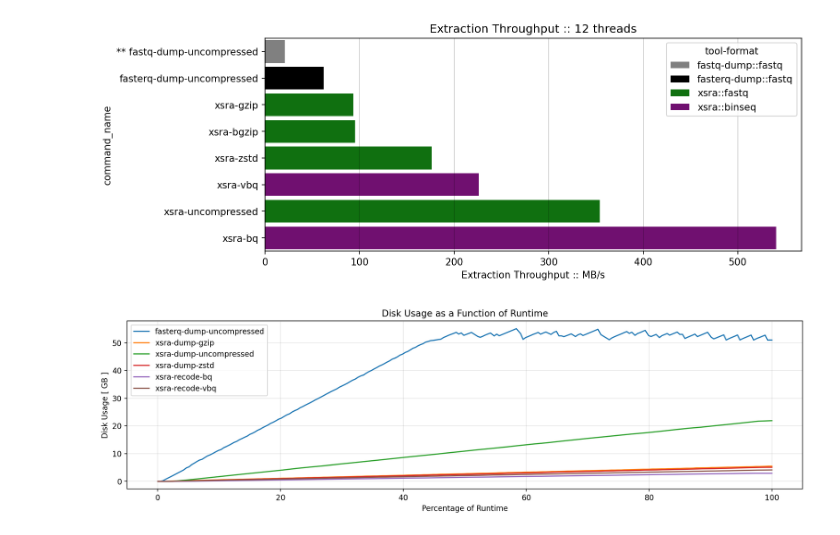
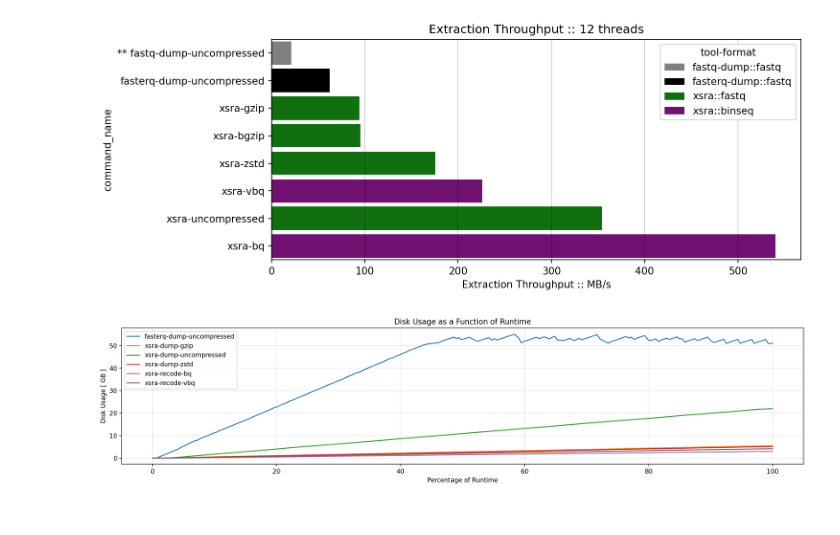
Before and after one commit to noamteyssier/xsra-benchmark, a Jupyter notebook: Analysis.ipynb, the cells around one changed output. Drawn from its saved outputs; the diff is of its cells as text; code cells hidden in the pictures.

```diff
--- a/Analysis.ipynb
+++ b/Analysis.ipynb
@@ -132,43 +132,45 @@ sns.barplot(
 plt.xlabel("Extraction Throughput :: MB/s")
 plt.title("Extraction Throughput :: 12 threads")
 plt.grid(axis="x", color="black", alpha=0.2)
-# plt.xscale("log")
-# plt.xticks(rotation=90)
+plt.tight_layout()
 plt.savefig("./xsra-benchmark-runtime.svg")
+plt.savefig("./xsra-benchmark-runtime.png")
 plt.show()
 # %% [output]
-[figure, old version]
+[figure, new version]
 # %%
 from glob import glob
 
 dirio = []
 for file in glob("./dirio_logs/*.log.tsv"):
     tool = file.split("/")[-1].split(".log.tsv")[0]
     frame = pd.read_csv(file, sep="\t")
     frame["tool"] = tool
     dirio.append(frame)
 
 dirio = pd.concat(dirio)
 totals = dirio.groupby("tool").elapsed.max().reset_index(name="total_elapsed")
 dirio = dirio.merge(totals)
 dirio["pc_runtime"] = dirio["elapsed"] / dirio["total_elapsed"] * 100
 dirio["peak_gb"] = dirio["peak"] / (1024**2)
 dirio["usage_gb"] = dirio["disk_usage"] / (1024**2)
 
 
 plt.figure(figsize=(16, 4), dpi=200)
 sns.lineplot(
     data=dirio.sort_values("tool"),
     x="pc_runtime",
     y="usage_gb",
     hue="tool",
 )
 plt.ylabel("Disk Usage [ GB ]")
 plt.xlabel("Percentage of Runtime")
 plt.grid(which="both", axis="both", color="black", alpha=0.1)
 plt.title("Disk Usage as a Function of Runtime")
 plt.legend(loc="upper left")
+plt.tight_layout()
 plt.savefig("./xsra-benchmark-disk.svg")
+plt.savefig("./xsra-benchmark-disk.png")
 plt.show()
 # %% [output]
-[figure, old version]
+[figure, new version]
```
Also changed, not shown: 4 other files.
